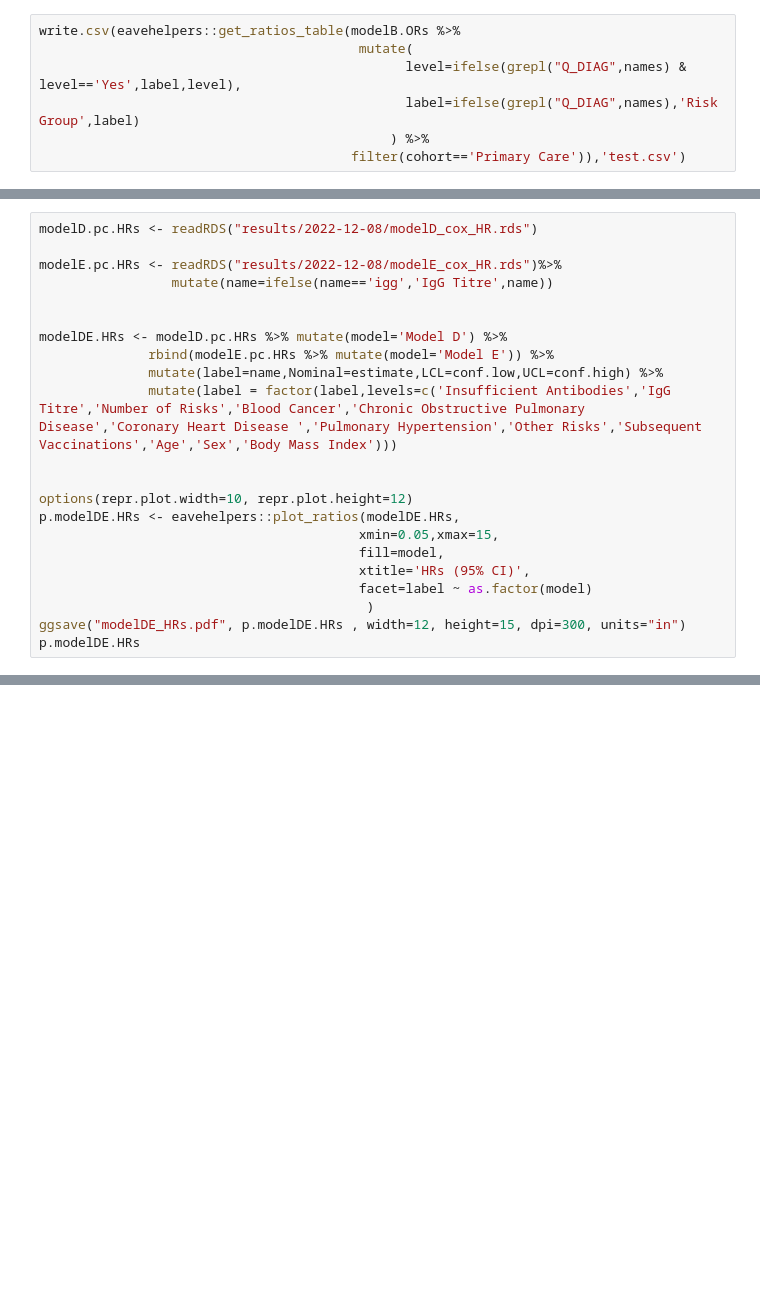
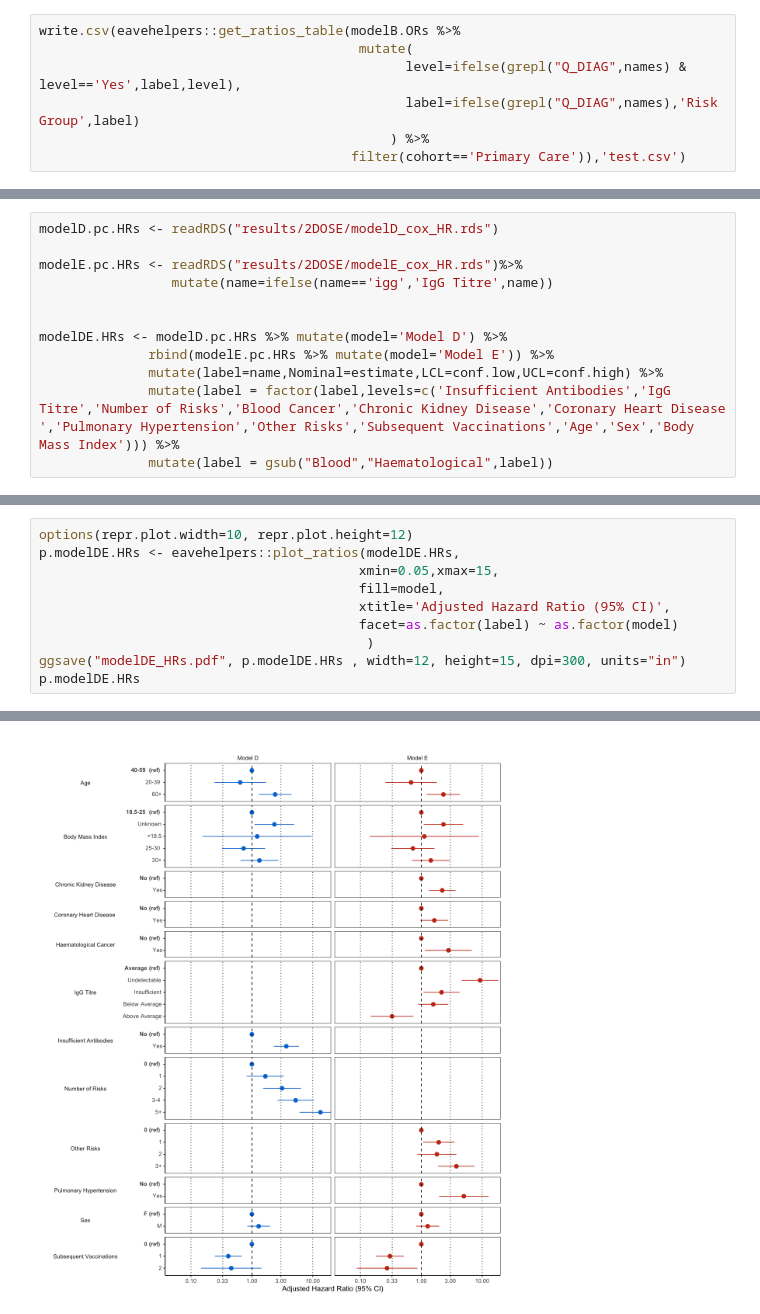
Before and after one commit to EAVE-II/Serology-Analysis, a Jupyter notebook: analysis/Plots.ipynb, the cells around one changed output, grey strips where cells are left out. Saved outputs shown, nothing was run; the diff lists cells and outputs as text; blank space fills up the shorter version.

```diff
--- a/analysis/Plots.ipynb
+++ b/analysis/Plots.ipynb
@@ -159,22 +168,12 @@ Warning message in geom_pointrange(aes(y = Nominal, ymin = LCL, ymax = UCL, fill
 # %%
-modelD.pc.HRs <- readRDS("results/2022-12-08/modelD_cox_HR.rds")
+modelD.pc.HRs <- readRDS("results/2DOSE/modelD_cox_HR.rds")
 
-modelE.pc.HRs <- readRDS("results/2022-12-08/modelE_cox_HR.rds")%>%
+modelE.pc.HRs <- readRDS("results/2DOSE/modelE_cox_HR.rds")%>%
                  mutate(name=ifelse(name=='igg','IgG Titre',name))
 
 
 modelDE.HRs <- modelD.pc.HRs %>% mutate(model='Model D') %>%
               rbind(modelE.pc.HRs %>% mutate(model='Model E')) %>%
               mutate(label=name,Nominal=estimate,LCL=conf.low,UCL=conf.high) %>%
-              mutate(label = factor(label,levels=c('Insufficient Antibodies','IgG Titre','Number of Risks','Blood Cancer','Chronic Obstructive Pulmonary Disease','Coronary Heart Disease ','Pulmonary Hypertension','Other Risks','Subsequent Vaccinations','Age','Sex','Body Mass Index')))
-
-
-options(repr.plot.width=10, repr.plot.height=12)
-p.modelDE.HRs <- eavehelpers::plot_ratios(modelDE.HRs,
-                                         xmin=0.05,xmax=15,
-                                         fill=model,
-                                         xtitle='HRs (95% CI)',
-                                         facet=label ~ as.factor(model)
-                                          )
-ggsave("modelDE_HRs.pdf", p.modelDE.HRs , width=12, height=15, dpi=300, units="in")
-p.modelDE.HRs
+              mutate(label = factor(label,levels=c('Insufficient Antibodies','IgG Titre','Number of Risks','Blood Cancer','Chronic Kidney Disease','Coronary Heart Disease ','Pulmonary Hypertension','Other Risks','Subsequent Vaccinations','Age','Sex','Body Mass Index'))) %>%
+              mutate(label = gsub("Blood","Haematological",label))
@@ -184,0 +202,11 @@ Warning message in geom_pointrange(aes(y = Nominal, ymin = LCL, ymax = UCL, fill
+# %%
+options(repr.plot.width=10, repr.plot.height=12)
+p.modelDE.HRs <- eavehelpers::plot_ratios(modelDE.HRs,
+                                         xmin=0.05,xmax=15,
+                                         fill=model,
+                                         xtitle='Adjusted Hazard Ratio (95% CI)',
+                                         facet=as.factor(label) ~ as.factor(model)
+                                          )
+ggsave("modelDE_HRs.pdf", p.modelDE.HRs , width=12, height=15, dpi=300, units="in")
+p.modelDE.HRs
+# %% [output]
@@ -184,0 +215 @@ Warning message in geom_pointrange(aes(y = Nominal, ymin = LCL, ymax = UCL, fill
+[figure, added]
```
Also changed, not shown: parts of 13 cells of this notebook, 4 other files.
